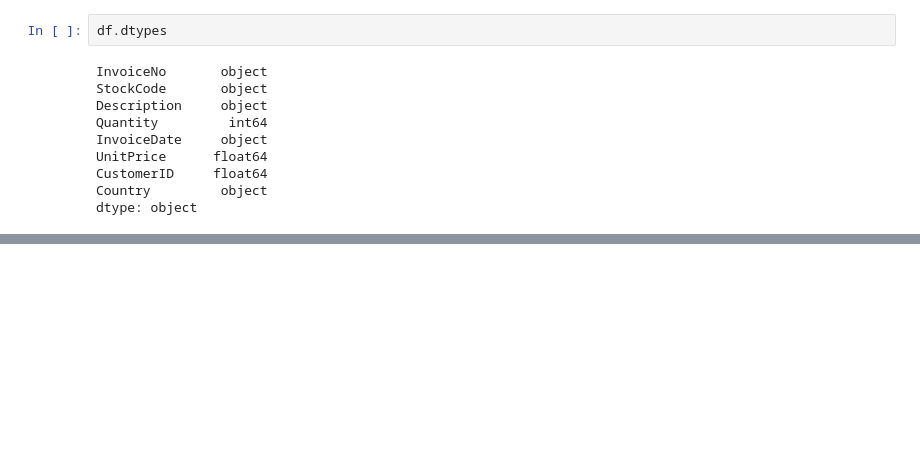
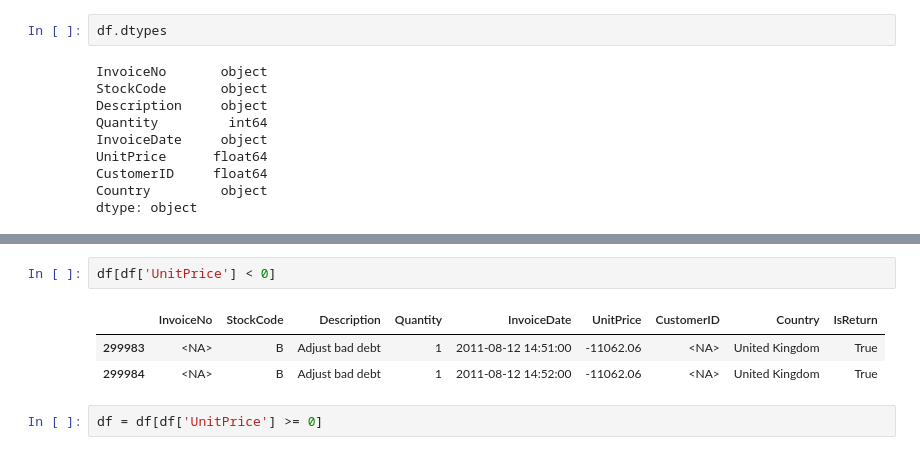
Before and after one commit to zazauserr/Data_Analyst_Pet_Projects, a Jupyter notebook: E-Commerce/project.ipynb, the cells around one changed output, grey strips where cells are left out. Saved outputs shown, nothing was run; the diff lists cells and outputs as text; blank space fills up the shorter version.

```diff
--- a/E-Commerce/project.ipynb
+++ b/E-Commerce/project.ipynb
@@ -96,0 +171,8 @@ dtype: object
+# %%
+df[df['UnitPrice'] < 0]
+# %% [output]
+|  | InvoiceNo | StockCode | Description | Quantity | InvoiceDate | UnitPrice | CustomerID | Country | IsReturn |
+| 299983 | <NA> | B | Adjust bad debt | 1 | 2011-08-12 14:51:00 | -11062.06 | <NA> | United Kingdom | True |
+| 299984 | <NA> | B | Adjust bad debt | 1 | 2011-08-12 14:52:00 | -11062.06 | <NA> | United Kingdom | True |
+# %%
+df = df[df['UnitPrice'] >= 0]
```
Also changed, not shown: parts of 14 cells of this notebook.
